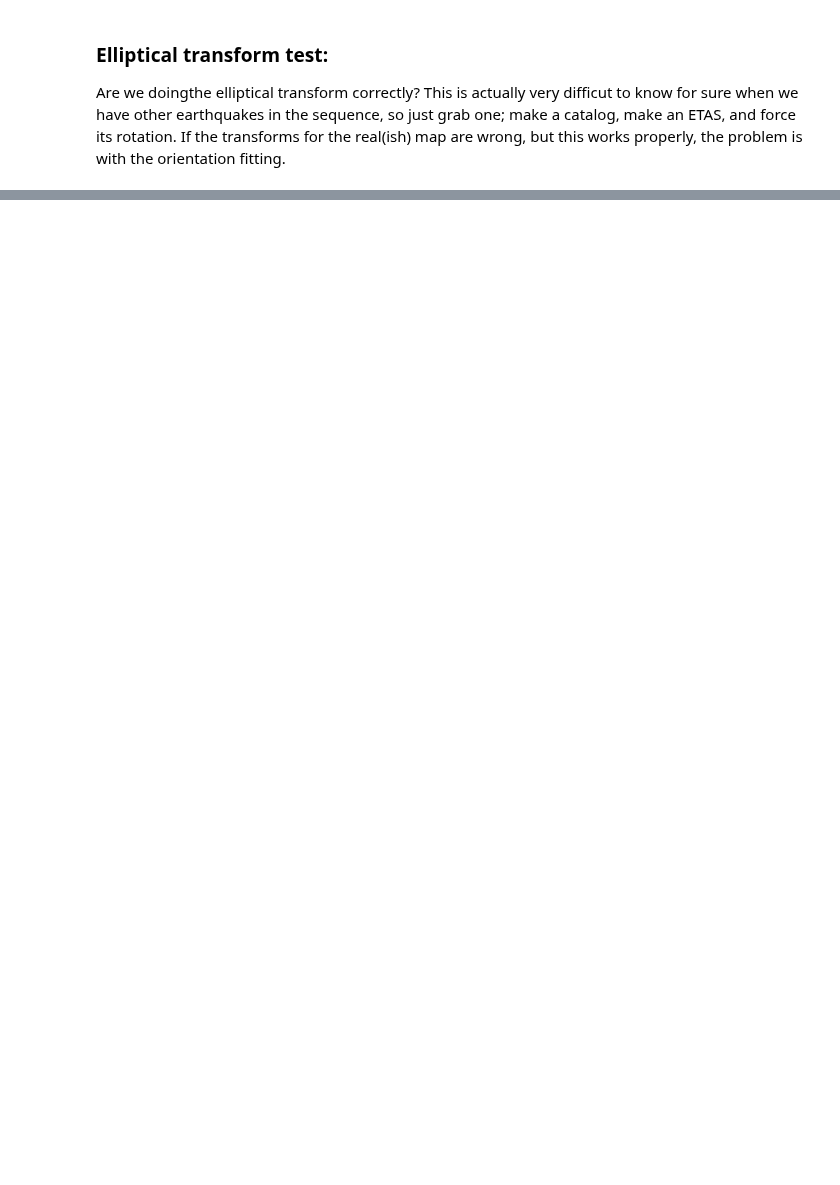
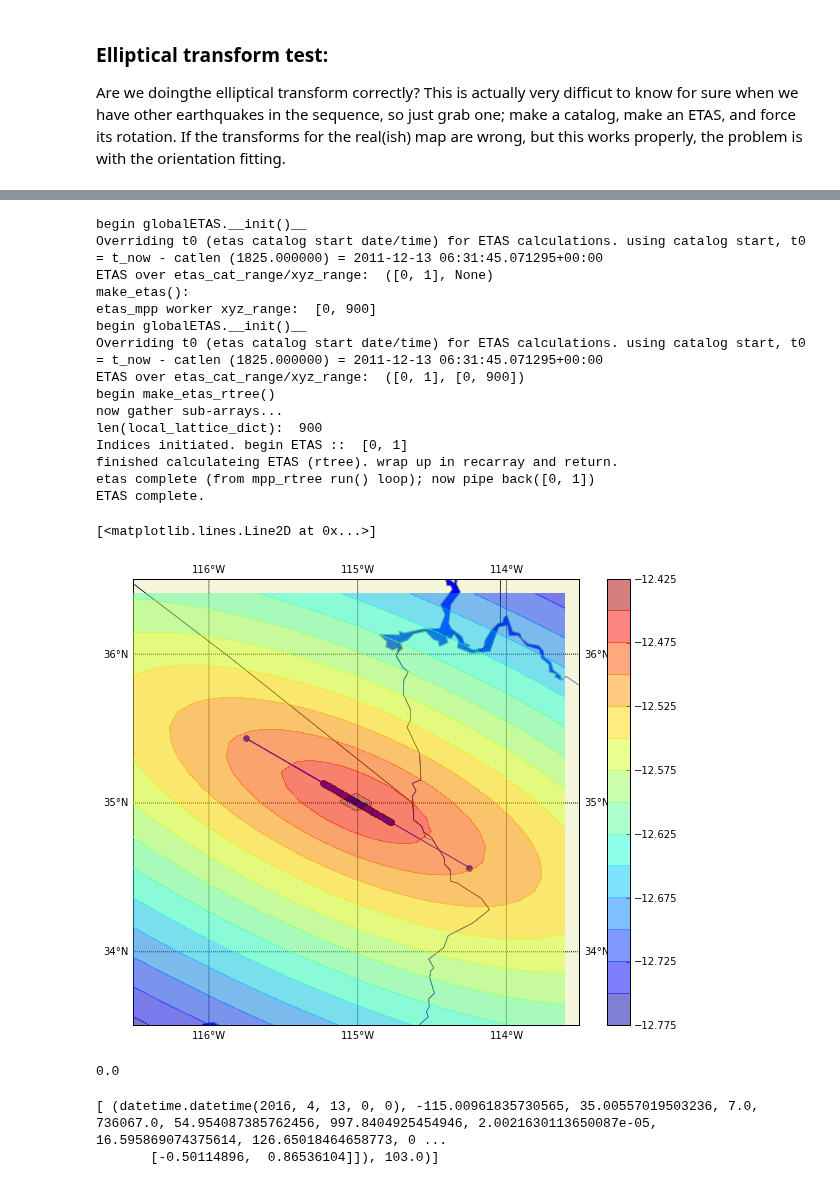
Before and after one commit to markyoder/globalETAS, a Jupyter notebook: globalETAS_unit_tests.ipynb, the cells around one changed output, grey strips where cells are left out. Saved outputs shown, nothing was run; the diff lists cells and outputs as text; code cells hidden in the pictures; blank space fills up the shorter version.

```diff
--- a/globalETAS_unit_tests.ipynb
+++ b/globalETAS_unit_tests.ipynb
@@ -367,0 +354,10 @@ print(eq1.e_vals, eq1.e_vals_n, eq1.e_vecs)
+# %%
+print(etas.cat_original[0:3])
+print(max(etas.cat_original['mag']))
+#
+gep_cat = etas.cat_original.copy()
+# add a mainshock (assign a large magnidute to the middle event):
+gep_cat[int(len(gep_cat)/2)]['mag'] +=3.
+gep_cat = gep.make_ETAS_catalog_mpp(incat=etas.cat_original, fit_factor=2.5)
+
+print('\nmainshock: {}\n'.format([rw for rw in gep_cat if rw['mag']==max(gep_cat['mag'])]))
@@ -367,0 +374,55 @@ print(eq1.e_vals, eq1.e_vals_n, eq1.e_vecs)
+# %%
+#
+# get just the mainshock:
+max_mag = max(gep_cat['mag'])
+rw = gep_cat[0]
+for rw in gep_cat:
+    if rw['mag']>=max_mag:
+        ms_cat = numpy.array([rw], dtype=etas.etas.catalog.dtype)
+        mainshock = rw
+        break
+
+
+d_lat=1.5
+d_lon=1.5
+mylats = [rw['lat']-d_lat, rw['lat']+d_lat]
+mylons = [rw['lon']-d_lon, rw['lon']+d_lon]
+ms_etas = gep.ETAS_mpp(catalog=ms_cat, lats=mylats, lons=mylons, ab_ratio_expon=0.)
+
+#
+plt.figure(figsize=(10,8))
+plt.clf()
+ax=plt.gca()
+ms_etas.make_etas_contour_map(ax=ax, lats_map=mylats, lons_map=mylons)
+#new_etas.cm.scatter(*zip(*xy_prime), 'o', edgecolors='b', c='none', s=18)
+#new_etas.cm.plot(gep_cat['lon'], gep_cat['lat'], marker='o', color='b', zorder=7, latlon=True)
+
+#plt.figure()
+ax.plot(gep_cat['lon'], gep_cat['lat'], marker='o', color='b', zorder=7)
+# %% [output]
+begin globalETAS.__init()__
+Overriding t0 (etas catalog start date/time) for ETAS calculations. using catalog start, t0 = t_now - catlen (1825.000000) = 2011-12-13 06:31:45.071295+00:00
+ETAS over etas_cat_range/xyz_range:  ([0, 1], None)
+make_etas():
+etas_mpp worker xyz_range:  [0, 900]
+begin globalETAS.__init()__
+Overriding t0 (etas catalog start date/time) for ETAS calculations. using catalog start, t0 = t_now - catlen (1825.000000) = 2011-12-13 06:31:45.071295+00:00
+ETAS over etas_cat_range/xyz_range:  ([0, 1], [0, 900])
+begin make_etas_rtree()
+now gather sub-arrays...
+len(local_lattice_dict):  900
+Indices initiated. begin ETAS ::  [0, 1]
+finished calculateing ETAS (rtree). wrap up in recarray and return.
+etas complete (from mpp_rtree run() loop); now pipe back([0, 1])
+ETAS complete.
+[<matplotlib.lines.Line2D at 0x...>]
+[figure, added]
+# %%
+print(ms_etas.ab_ratio_expon)
+# %% [output]
+0.0
+# %%
+print(ms_etas.catalog)
+# %% [output]
+[ (datetime.datetime(2016, 4, 13, 0, 0), -115.00961835730565, 35.00557019503236, 7.0, 736067.0, 54.954087385762456, 997.8404925454946, 2.0021630113650087e-05, 16.595869074375614, 126.65018464658773, 0 ...
+       [-0.50114896,  0.86536104]]), 103.0)]
```
Also changed, not shown: parts of 20 cells of this notebook, 2 other files.
